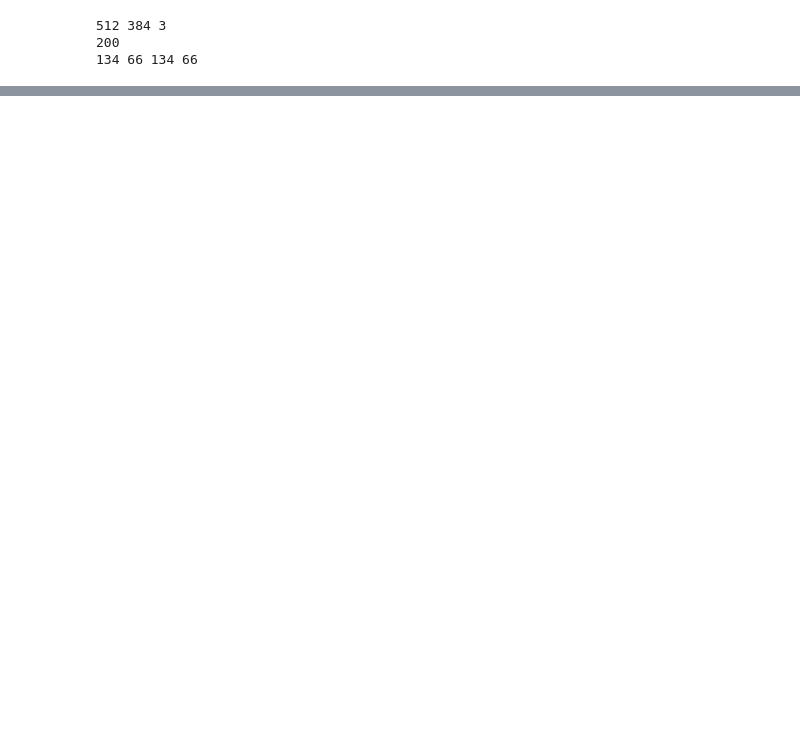
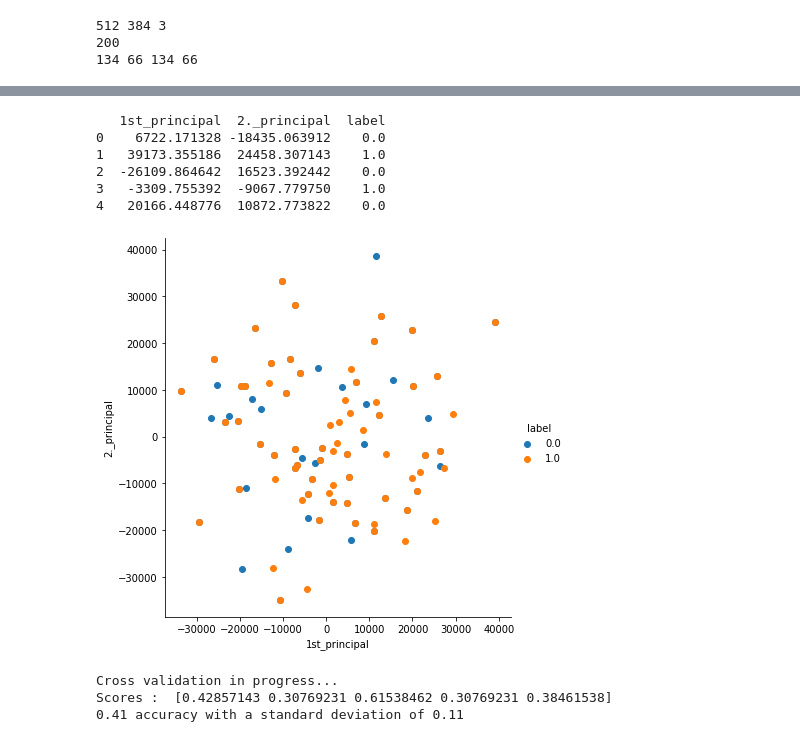
Before and after one commit to nidaKorsan/Metal-Glass-Classification, a Jupyter notebook: classification.ipynb, the cells around one changed output, grey strips where cells are left out. Cells and saved outputs as stored; diff of their text form; code cells hidden in the pictures; blank space fills up the shorter version.

```diff
--- a/classification.ipynb
+++ b/classification.ipynb
@@ -38,0 +67,25 @@ print(len(X_train), len(X_test), len(y_train), len(y_test))
+# %%
+kpca = KernelPCA(n_components=90, kernel="poly")
+kpca.fit(X_train)
+X_reduced = pca.transform(X_train)
+plotGraph(X_reduced, 1)
+# %% [output]
+   1st_principal  2._principal  label
+0    6722.171328 -18435.063912    0.0
+1   39173.355186  24458.307143    1.0
+2  -26109.864642  16523.392442    0.0
+3   -3309.755392  -9067.779750    1.0
+4   20166.448776  10872.773822    0.0
+[figure, added]
+# %%
+clf = RandomForestClassifier(max_depth=4, random_state=0)
+clf.fit(X_reduced, y_train)
+print("Cross validation in progress...")
+X_test_reduced = pca.transform(X_test)
+scores = cross_val_score(clf, X_test_reduced, y_test, cv=5)
+print("Scores : ",scores)
+print("%0.2f accuracy with a standard deviation of %0.2f" % (scores.mean(), scores.std()))
+# %% [output]
+Cross validation in progress...
+Scores :  [0.42857143 0.30769231 0.61538462 0.30769231 0.38461538]
+0.41 accuracy with a standard deviation of 0.11
```
Also changed, not shown: parts of 3 cells of this notebook.
